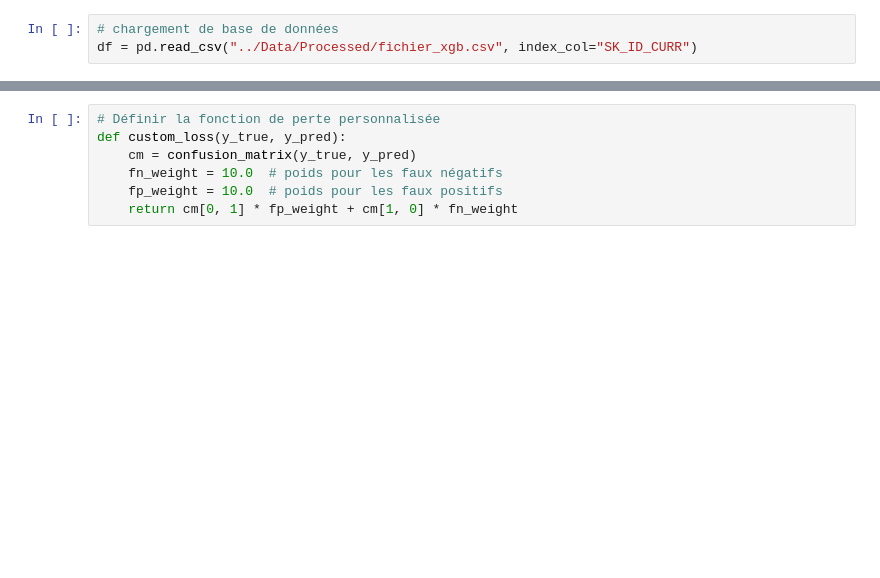
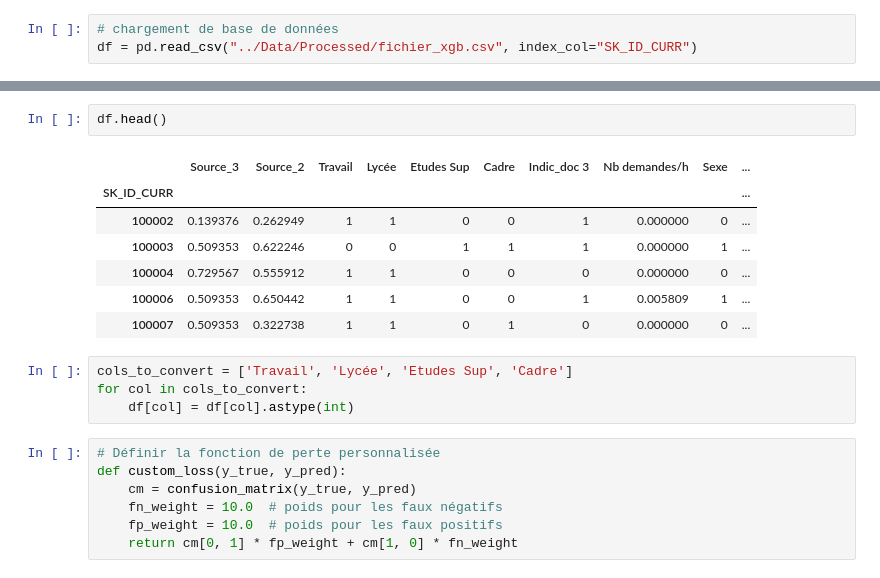
Before and after one commit to Muricael/Projet7_git, a Jupyter notebook: xgb.ipynb, the cells around one changed output, grey strips where cells are left out. Drawn from its saved outputs; the diff is of its cells as text; blank space fills up the shorter version.

```diff
--- a/xgb.ipynb
+++ b/xgb.ipynb
@@ -76,3 +102,17 @@ df.head()
+# %%
+df.head()
+# %% [output]
+|  | Source_3 | Source_2 | Travail | Lycée | Etudes Sup | Cadre | Indic_doc 3 | Nb demandes/h | Sexe | ... |
+| SK_ID_CURR |  |  |  |  |  |  |  |  |  | ... |
+| 100002 | 0.139376 | 0.262949 | 1 | 1 | 0 | 0 | 1 | 0.000000 | 0 | ... |
+| 100003 | 0.509353 | 0.622246 | 0 | 0 | 1 | 1 | 1 | 0.000000 | 1 | ... |
+| 100004 | 0.729567 | 0.555912 | 1 | 1 | 0 | 0 | 0 | 0.000000 | 0 | ... |
+| 100006 | 0.509353 | 0.650442 | 1 | 1 | 0 | 0 | 1 | 0.005809 | 1 | ... |
+| 100007 | 0.509353 | 0.322738 | 1 | 1 | 0 | 1 | 0 | 0.000000 | 0 | ... |
+# %%
+cols_to_convert = ['Travail', 'Lycée', 'Etudes Sup', 'Cadre']
+for col in cols_to_convert:
+    df[col] = df[col].astype(int)
 # %%
 # Définir la fonction de perte personnalisée
 def custom_loss(y_true, y_pred):
```
Also changed, not shown: parts of 23 cells of this notebook, 13 other files.
